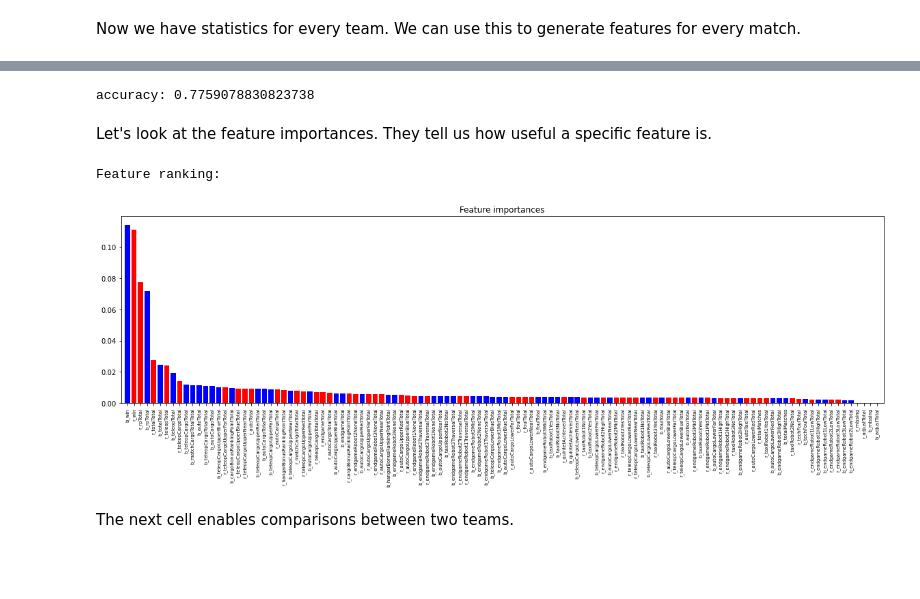
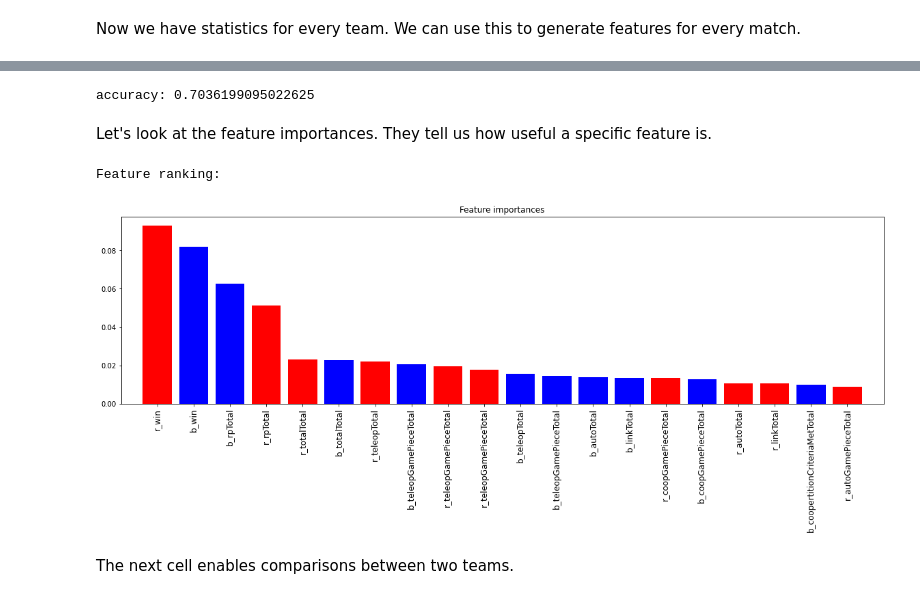
Before and after one commit to simra/FRCModeling, a Jupyter notebook: 2023/More Features.ipynb, the cells around one changed output, grey strips where cells are left out. Cells and saved outputs as stored; diff of their text form; code cells hidden in the pictures; blank space fills up the shorter version.

Commit message:
update the ML model for 2023

```diff
--- a/2023/More Features.ipynb
+++ b/2023/More Features.ipynb
@@ -41,9 +25,10 @@ Preview a match object
 non_empty = [k for k in matches['matches'].keys() if len(matches['matches'][k])>0]
 data = [m for k in matches['matches'] for m in matches['matches'][k]]
 data = [m for m in data if m.winning_alliance!='']
-print(len(data))
-red = [x for m in data for x in m.alliances.red.team_keys]
-blue = [x for m in data for x in m.alliances.blue.team_keys]
-from collections import Counter
-Counter(red+blue)
+print(f'{len(data)} matches')
+data[0]
+#red = [x for m in data for x in m.alliances.red.team_keys]
+#blue = [x for m in data for x in m.alliances.blue.team_keys]
+#from collections import Counter
+#Counter(red+blue)
 # %% [output]
@@ -151,3 +140,3 @@ As you can see there is a lot of information here.  Suppose we want to collect a
 # %%
-qualifiers = [x for x in data if x.comp_level=='qm']
+qualifiers = [x for x in data if x.comp_level=='qm' and x.score_breakdown is not None]
 # %%
@@ -245,6 +251,7 @@ teamAggregates['frc492']
 # %% [markdown]
 Now we have statistics for every team.  We can use this to generate features for every match.
 # %%
+# featurizeAlliances builds a feature vector for each alliance, by summing over the stats for each robot in the alliance.
 
 def featurizeAlliances(red, blue, label=0, comp_level='qm', event='none'):
     match_features = { 'red_missingCount':0, 'blue_missingCount': 0 }
@@ -305,7 +312,8 @@ features = []
 for m in data:
     f = featurizeMatch(m)
     features.append(f)
-    #features.append(invertMatch(f))
+    # Optionally invert the red/blue alliances and add this match as well, since it should be symmetric
+    features.append(invertMatch(f))
 
 features[0]
 # %% [output]
@@ -373,46 +381,48 @@ print('accuracy: {}'.format(accuracy_score(testY, forest_predictions)))
 #list(zip(forest_scores[:,1],testY))
 
 # Save the model
-model_fn = 'model_2022_forest.pkl'
+model_fn = 'model_2023_forest.pkl'
 with open(model_fn, 'wb') as outF:
     pickle.dump((vectorizer,classifier), outF)
 # %% [output]
-accuracy: 0.7759078830823738
+accuracy: 0.7036199095022625
 # %% [markdown]
 Let's look at the feature importances. They tell us how useful a specific feature is.
 # %%
+topN = 20
 importances = classifier.feature_importances_
 std = np.std([tree.feature_importances_ for tree in classifier.estimators_],
              axis=0)
-indices = np.argsort(importances)[::-1]
+indices = np.argsort(importances)[::-1][:topN]
 names = vectorizer.feature_names_
 
 # Print the feature ranking
 print("Feature ranking:")
 
 #for f in range(trainX.shape[1]):
 #    print("%d. %s (%f)" % (f + 1, names[indices[f]], importances[indices[f]]))
-colors = [names[indices[f]].split('_')[0] for f in range(trainX.shape[1])]
-labels = [names[indices[f]].replace('Count','').replace('Points','').replace('red','r').replace('blue','b') for f in range(trainX.shape[1])]
+colors = [names[f].split('_')[0] for f in indices]
+labels = [names[f].replace('Count','').replace('Points','').replace('red','r').replace('blue','b') for f in indices]
 # Plot the feature importances of the forest
 %matplotlib inline
 import matplotlib.pyplot as plt
 plt.rcParams["figure.figsize"] = (20, 10)
 plt.figure()
 plt.title("Feature importances")
-plt.bar(range(trainX.shape[1]), importances[indices],
+#plt.bar(range(trainX.shape[1]), importances[indices],
+plt.bar(range(len(indices)), importances[indices],
        color=colors,
         #yerr=std[indices],
         align="center")
-plt.xticks(range(trainX.shape[1]), labels, rotation='vertical', fontsize='x-small')
+plt.xticks(range(len(indices)), labels, rotation='vertical', fontsize='large')
 
-plt.xlim([-1, trainX.shape[1]])
+plt.xlim([-1, len(indices)])
 plt.subplots_adjust(bottom=0.5)
 #plt.legend()
 plt.show()
 # %% [output]
 Feature ranking:
-[figure, old version]
+[figure, new version]
 # %%
 def percentile(dictionary, key):
     teams = [t for t in dictionary]
```
Also changed, not shown: parts of 16 cells of this notebook, 1 other file.
